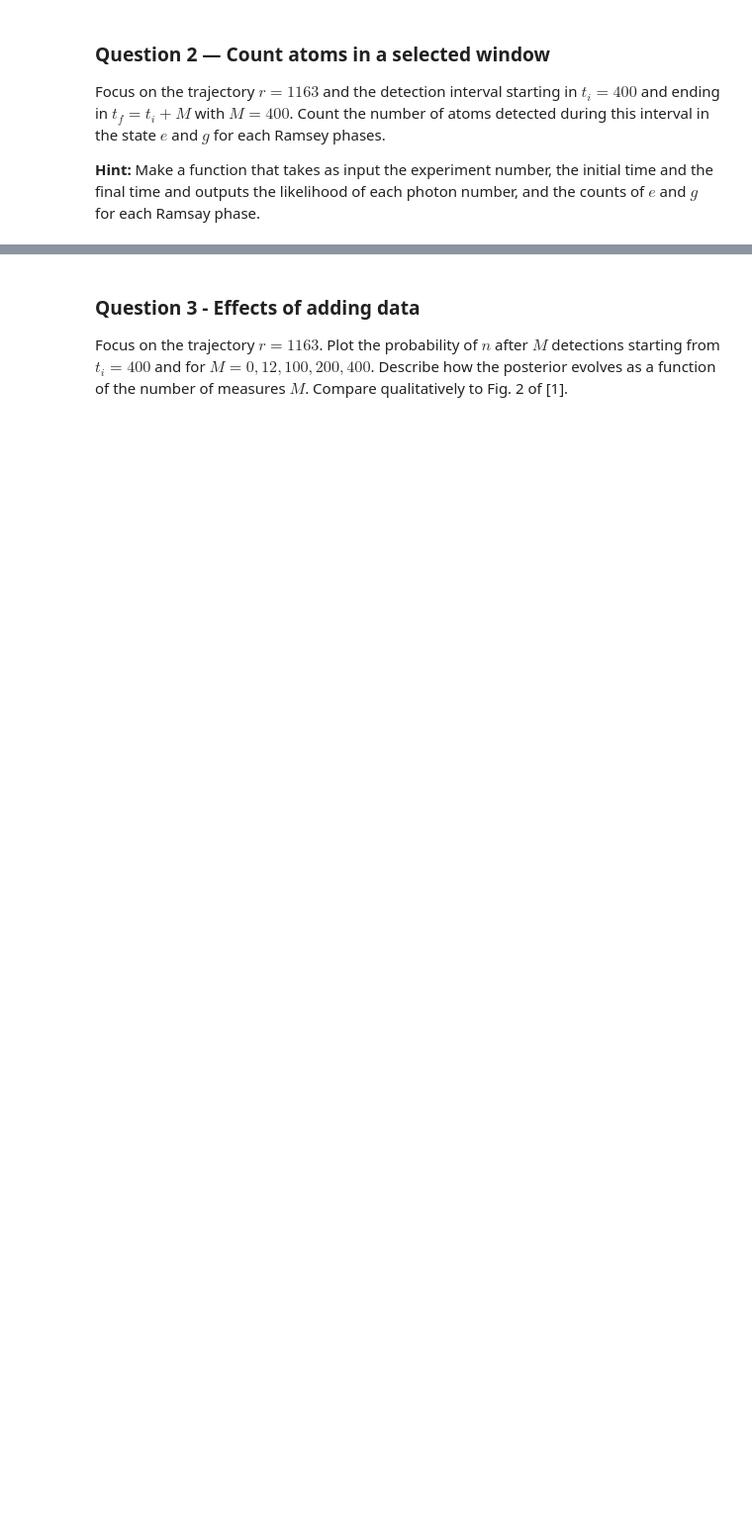
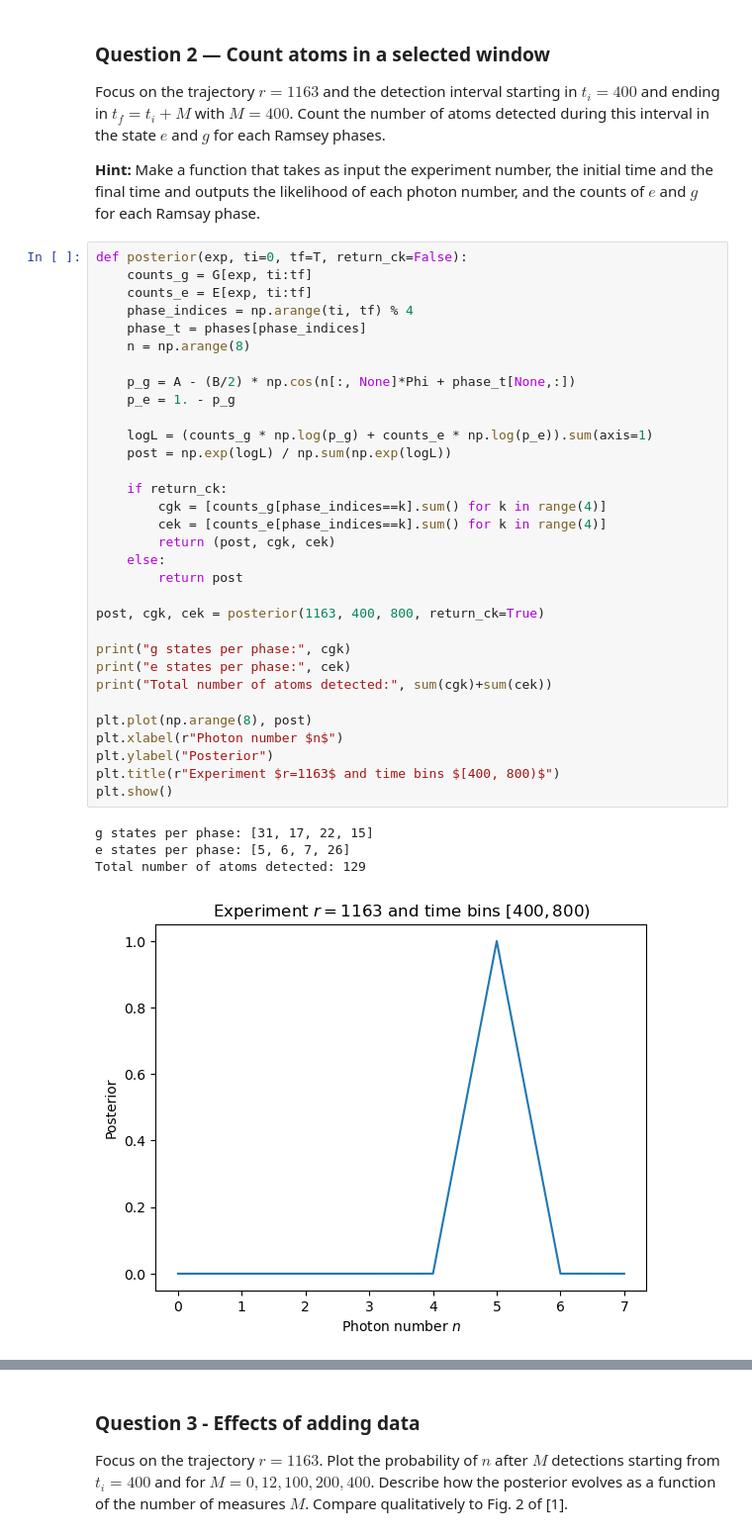
Before and after one commit to Marshhall/Bayesian_QND_Photon_Counting, a Jupyter notebook: QND.ipynb, the cells around one changed output, grey strips where cells are left out. Shown at 99% size. Saved outputs shown, nothing was run; the diff lists cells and outputs as text; blank space fills up the shorter version.

```diff
--- a/QND.ipynb
+++ b/QND.ipynb
@@ -134,3 +164,40 @@ Focus on the trajectory $r = 1163$ and  the detection interval starting in $t_i
 $t_f = t_{i} + M$ with $M = 400$. Count the number of atoms detected during this interval in the state $e$ and $g$ for each Ramsey phases.
 
 **Hint:** Make a function that takes as input the experiment number, the initial time and the final time and outputs the likelihood of each photon number, and the counts of $e$ and $g$ for each Ramsay phase.
+# %%
+def posterior(exp, ti=0, tf=T, return_ck=False):
+    counts_g = G[exp, ti:tf]
+    counts_e = E[exp, ti:tf]
+    phase_indices = np.arange(ti, tf) % 4
+    phase_t = phases[phase_indices]
+    n = np.arange(8)
+
+    p_g = A - (B/2) * np.cos(n[:, None]*Phi + phase_t[None,:])
+    p_e = 1. - p_g
+
+    logL = (counts_g * np.log(p_g) + counts_e * np.log(p_e)).sum(axis=1)
+    post = np.exp(logL) / np.sum(np.exp(logL))
+
+    if return_ck:
+        cgk = [counts_g[phase_indices==k].sum() for k in range(4)]
+        cek = [counts_e[phase_indices==k].sum() for k in range(4)]
+        return (post, cgk, cek)
+    else:
+        return post
+
+post, cgk, cek = posterior(1163, 400, 800, return_ck=True)
+
+print("g states per phase:", cgk)
+print("e states per phase:", cek)
+print("Total number of atoms detected:", sum(cgk)+sum(cek))
+
+plt.plot(np.arange(8), post)
+plt.xlabel(r"Photon number $n$")
+plt.ylabel("Posterior")
+plt.title(r"Experiment $r=1163$ and time bins $[400, 800)$")
+plt.show()
+# %% [output]
+g states per phase: [31, 17, 22, 15]
+e states per phase: [5, 6, 7, 26]
+Total number of atoms detected: 129
+[figure, added]
```
Also changed, not shown: parts of 15 cells of this notebook.
